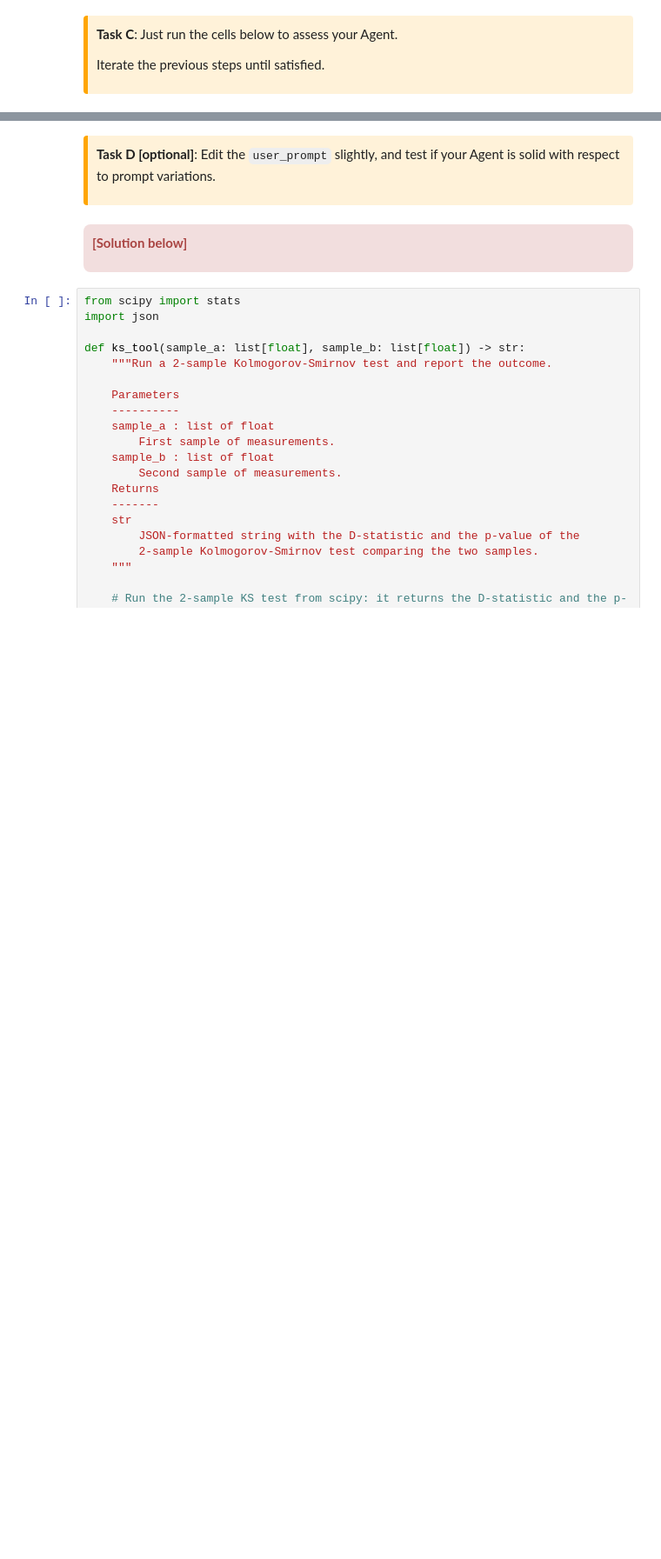
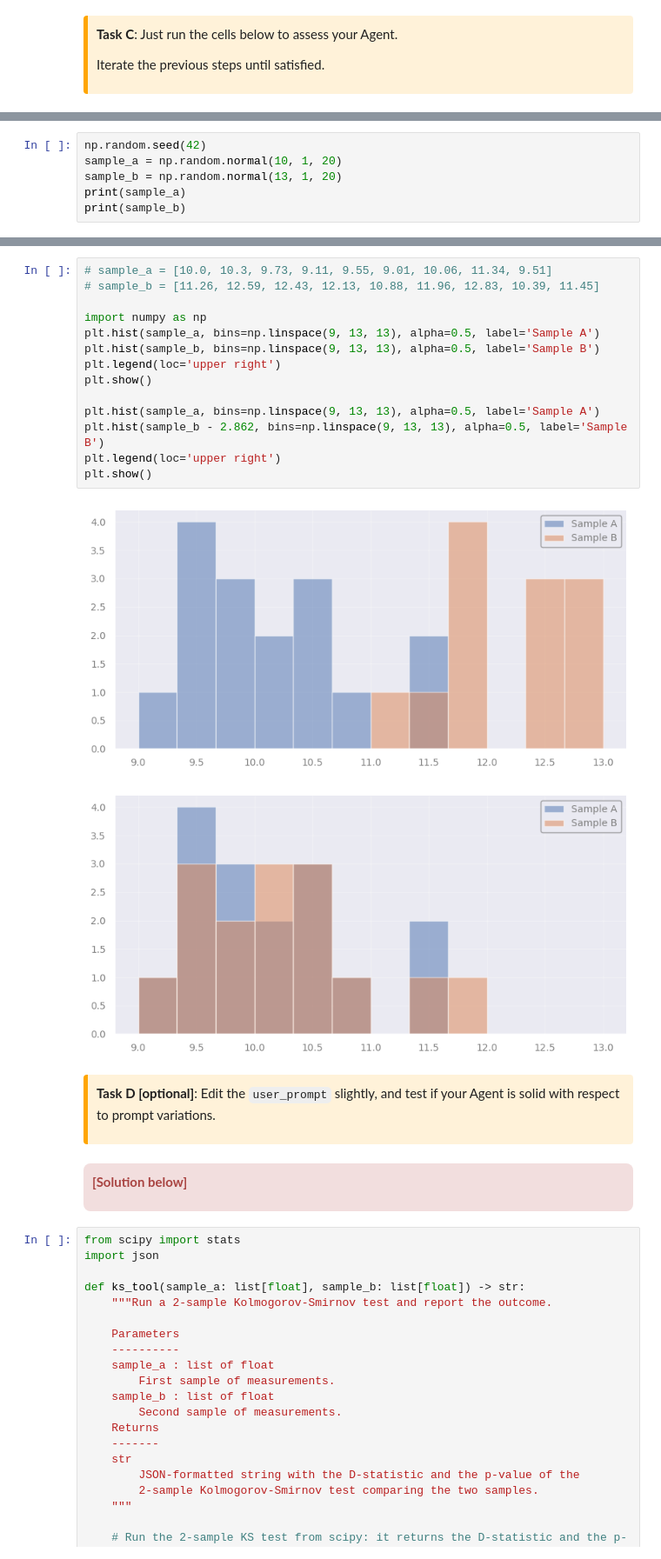
Before and after one commit to sghwang-cosmos/Astrostat-School-2026, a Jupyter notebook: AI_Agents/AI_Agents.ipynb, the cells around one changed output, grey strips where cells are left out. Shown at 87% size. Cells and saved outputs as stored; diff of their text form; blank space fills up the shorter version.

```diff
--- a/AI_Agents/AI_Agents.ipynb
+++ b/AI_Agents/AI_Agents.ipynb
@@ -747,0 +789,6 @@ display(Image(ks_graph.get_graph(xray=True).draw_mermaid_png()))
+# %%
+np.random.seed(42)
+sample_a = np.random.normal(10, 1, 20)
+sample_b = np.random.normal(13, 1, 20)
+print(sample_a)
+print(sample_b)
@@ -772,3 +845,20 @@ Wall time: 921 ms
+# %%
+# sample_a = [10.0, 10.3, 9.73, 9.11, 9.55, 9.01, 10.06, 11.34, 9.51]
+# sample_b = [11.26, 12.59, 12.43, 12.13, 10.88, 11.96, 12.83, 10.39, 11.45]
+
+import numpy as np
+plt.hist(sample_a, bins=np.linspace(9, 13, 13), alpha=0.5, label='Sample A')
+plt.hist(sample_b, bins=np.linspace(9, 13, 13), alpha=0.5, label='Sample B')
+plt.legend(loc='upper right')
+plt.show()
+
+plt.hist(sample_a, bins=np.linspace(9, 13, 13), alpha=0.5, label='Sample A')
+plt.hist(sample_b - 2.862, bins=np.linspace(9, 13, 13), alpha=0.5, label='Sample B')
+plt.legend(loc='upper right')
+plt.show()
+# %% [output]
+[figure, added]
+[figure, added]
 # %% [markdown]
 <div style="border-left: 5px solid #FFA500; background-color: rgba(255, 165, 0, 0.15); padding: 10px; border-radius: 4px; color: inherit;">
 
```
Also changed, not shown: parts of 17 cells of this notebook.
